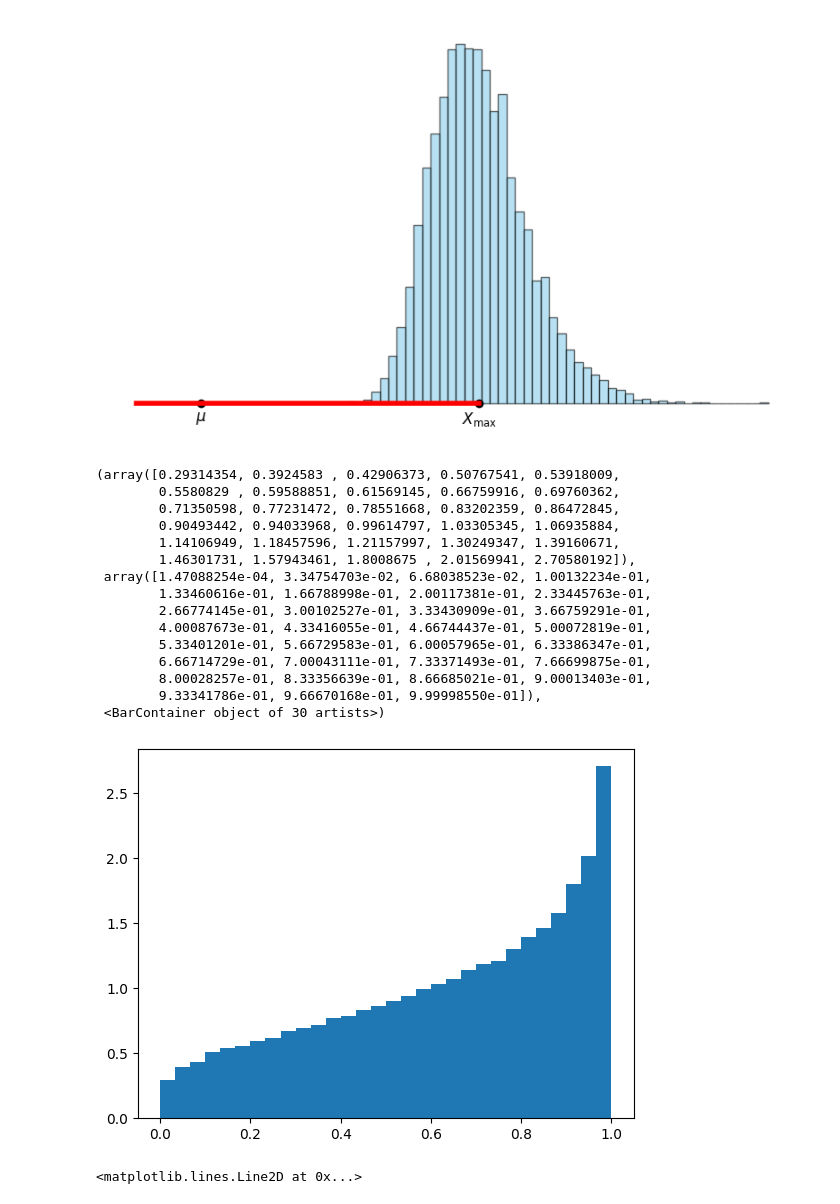
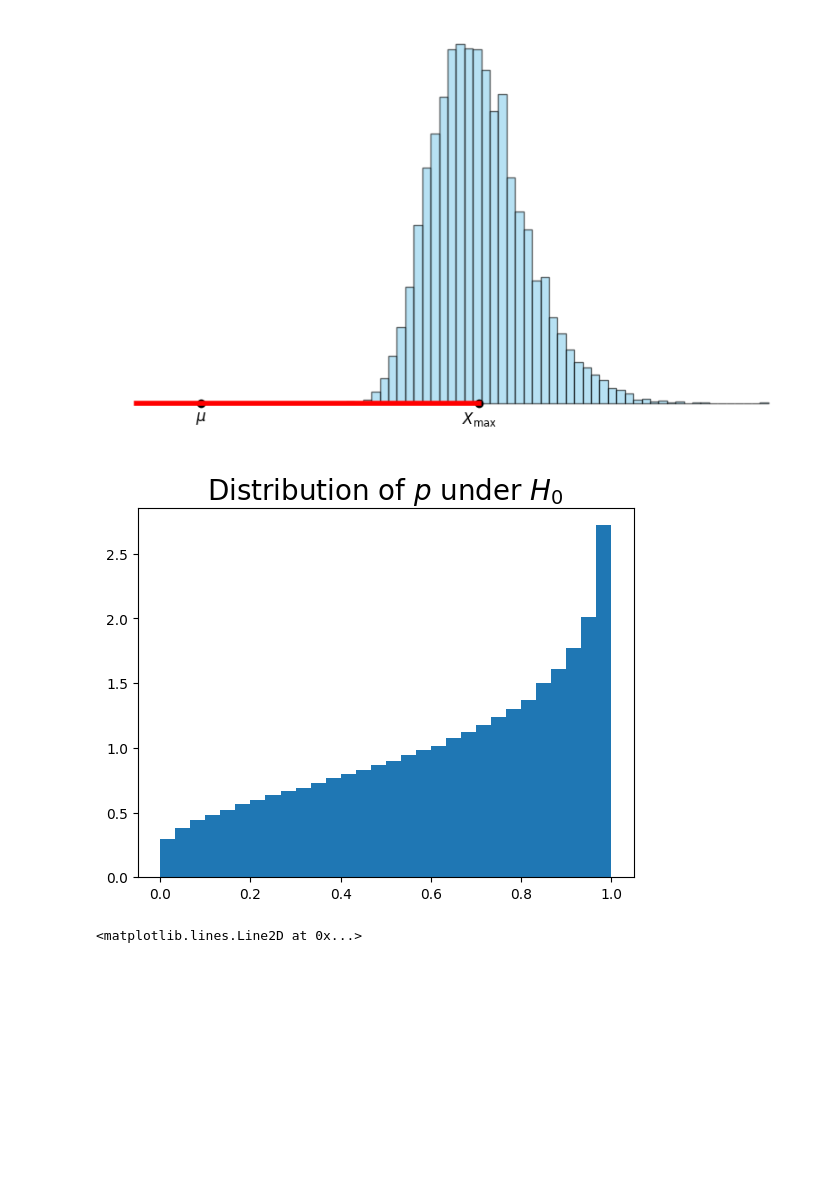
Before and after one commit to AnavSood/seldom, a Jupyter notebook: plots.ipynb, the cells around one changed output. Drawn from its saved outputs; the diff is of its cells as text; code cells hidden in the pictures; blank space fills up the shorter version.

```diff
--- a/plots.ipynb
+++ b/plots.ipynb
@@ -1642,30 +1695,18 @@ plt.show()
 # %% [output]
 [figure]
 # %%
-N =100000
+N =1000000
+mu=-0.5
 
-p = 1 - norm.cdf(np.random.normal(-0.5, 1, size=N))
+p = 1 - norm.cdf(np.random.normal(mu, 1, size=N))
 U = np.random.uniform(0, 1, size=N)
 # %%
 plt.hist(p, bins=30, density=True)
+plt.title("Distribution of $p$ under $H_0$", fontsize=20)
 #plt.axvline(0.5, color='tab:red')
+plt.savefig(f"fig/p_dist.pdf")
 # %% [output]
-(array([0.29314354, 0.3924583 , 0.42906373, 0.50767541, 0.53918009,
-        0.5580829 , 0.59588851, 0.61569145, 0.66759916, 0.69760362,
-        0.71350598, 0.77231472, 0.78551668, 0.83202359, 0.86472845,
-        0.90493442, 0.94033968, 0.99614797, 1.03305345, 1.06935884,
-        1.14106949, 1.18457596, 1.21157997, 1.30249347, 1.39160671,
-        1.46301731, 1.57943461, 1.8008675 , 2.01569941, 2.70580192]),
- array([1.47088254e-04, 3.34754703e-02, 6.68038523e-02, 1.00132234e-01,
-        1.33460616e-01, 1.66788998e-01, 2.00117381e-01, 2.33445763e-01,
-        2.66774145e-01, 3.00102527e-01, 3.33430909e-01, 3.66759291e-01,
-        4.00087673e-01, 4.33416055e-01, 4.66744437e-01, 5.00072819e-01,
-        5.33401201e-01, 5.66729583e-01, 6.00057965e-01, 6.33386347e-01,
-        6.66714729e-01, 7.00043111e-01, 7.33371493e-01, 7.66699875e-01,
-        8.00028257e-01, 8.33356639e-01, 8.66685021e-01, 9.00013403e-01,
-        9.33341786e-01, 9.66670168e-01, 9.99998550e-01]),
- <BarContainer object of 30 artists>)
-[figure, old version]
+[figure, new version]
 # %%
 plt.hist(U, bins=30, density=True)
 plt.axvline(0.5, color='tab:red')
```
Also changed, not shown: parts of 17 cells of this notebook, 15 other files.
